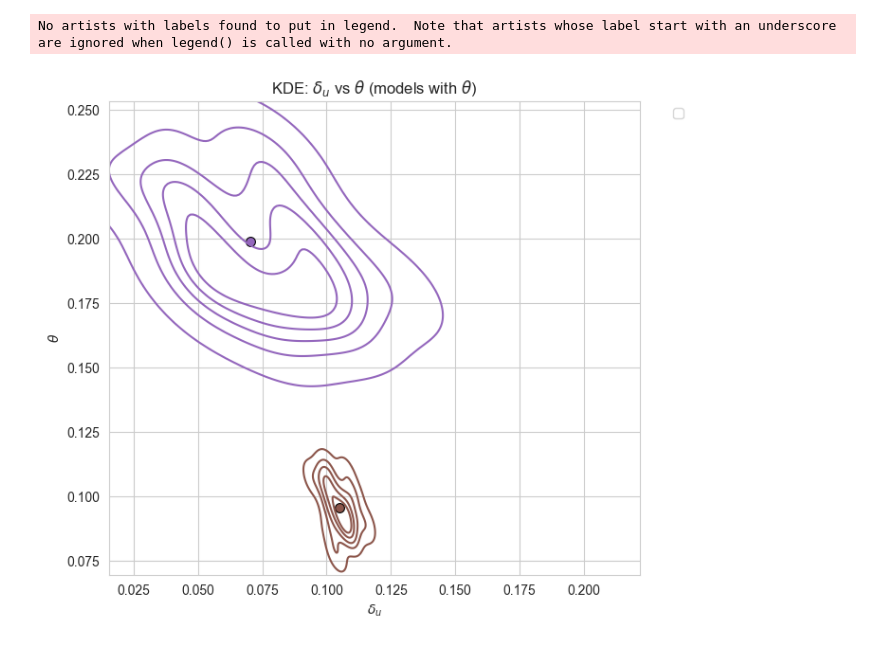
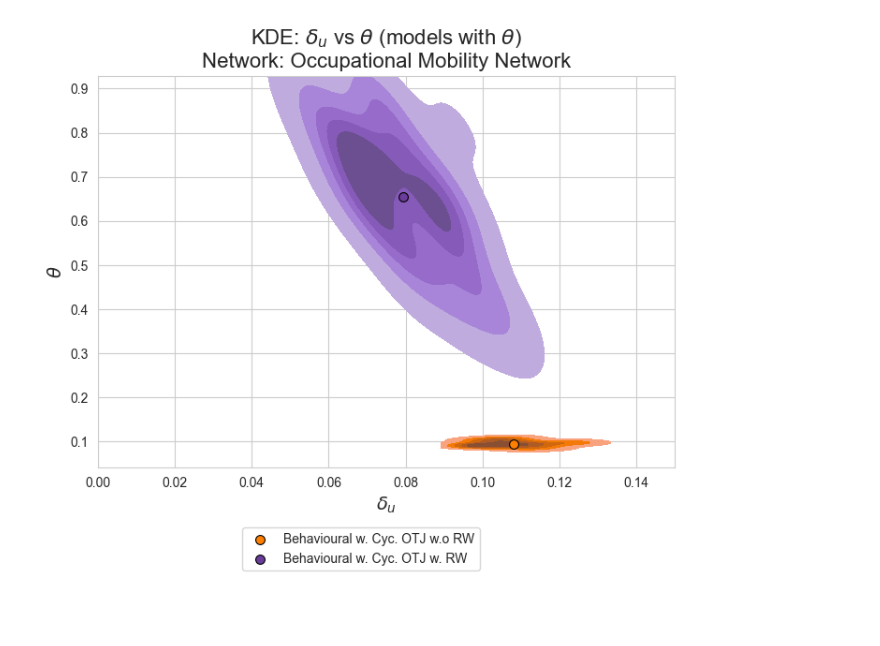
Before and after one commit to ebbam/transition_abm, a Jupyter notebook: calibration_remote/calibration_summary.ipynb, the cells around one changed output. Drawn from its saved outputs; the diff is of its cells as text; code cells hidden in the pictures; blank space fills up the shorter version.

Commit message:
calibration summary improved plot readability

```diff
--- a/calibration_remote/calibration_summary.ipynb
+++ b/calibration_remote/calibration_summary.ipynb
@@ -48,6 +56,8 @@ def load_model_distribution(db_path):
     history = pyabc.History("sqlite:///" + f"output/{which_params}/{name}.db")
     print(f"output/{which_params}/{name}.db")
     df, w = history.get_distribution(t=history.max_t)
+    if len(df) == 0:
+        print(f'{name} empty')
 
     return df, w
 
@@ -111,8 +121,17 @@ for name in models:
     samples[name] = {"df": df, "w": np.asarray(w)}
 
 # palette & colors
-palette = sns.color_palette("tab10", n_colors=len(models))
-colors = dict(zip(models, palette))
+palette = sns.color_palette("Paired", 12)
+
+blues      = palette[0:2]
+greens     = palette[2:4]
+reds       = palette[4:6]
+oranges    = palette[6:8]
+purples    = palette[8:10]
+yellows    = palette[10:12]
+
+my_colors = blues + oranges + purples
+colors = dict(zip(models, my_colors))
 
 # compute global axis limits for nicer consistent plotting
 def global_limits(col, pad_frac=0.05):
@@ -132,6 +151,18 @@ du_lim = global_limits("d_u")
 gu_lim = global_limits("gamma_u")
 theta_lim = global_limits("theta")
 
+limit_buffer = 0
+du_min, du_max = global_limits("d_u")
+gu_min, gu_max = global_limits("gamma_u")
+theta_min, theta_max = global_limits("theta")
+
+du_min -= limit_buffer
+du_max += limit_buffer
+gu_min -= limit_buffer
+gu_max += limit_buffer
+theta_min -= limit_buffer
+theta_max += limit_buffer
+
 out_dir = f'output/{which_params}/combined_plots'
 os.makedirs(out_dir, exist_ok=True)
 # %% [output]
@@ -189,33 +214,33 @@ No artists with labels found to put in legend.  Note that artists whose label st
 # %%
 # ------------------- 2) Joint: d_u vs theta (only models with theta) -------------------
 fig, ax = plt.subplots(figsize=(7,6))
 any_theta = False
 for name, meta in samples.items():
     df = meta["df"]
     w = meta["w"]
     if "theta" not in df.columns:
         continue
     any_theta = True
-    plot_kde_on_ax(ax, df["d_u"], df["theta"], weights=w, label=name_map.get(name, name), color=colors[name], levels=6)
+    plot_kde_on_ax(ax, df["d_u"], df["theta"], weights=w,  color=colors[name], levels=6, fill =True)
     ax.scatter(np.average(df["d_u"].values, weights=w), np.average(df["theta"].values, weights=w),
-               color=colors[name], s=50, marker="o", edgecolor="k", linewidth=0.8)
+               color=colors[name], s=50, marker="o", edgecolor="k", linewidth=0.8, label=name_map.get(name, name))
 
 if any_theta:
-    ax.set_xlabel(r"$\delta_u$")
-    ax.set_ylabel(r"$\theta$")
+    ax.set_xlabel(r"$\delta_u$", fontsize = 14)
+    ax.set_ylabel(r"$\theta$", fontsize = 14)
     if du_lim: ax.set_xlim(du_lim)
     if theta_lim: ax.set_ylim(theta_lim)
-    ax.set_title(r"KDE: $\delta_u$ vs $\theta$ (models with $\theta$)")
-    ax.legend(bbox_to_anchor=(1.05,1), loc="upper left")
-    plt.tight_layout()
+    ax.set_title(f"KDE: $\delta_u$ vs $\\theta$ (models with $\\theta$)\nNetwork: {nw_label}", fontsize = 16)
+    #ax.legend(bbox_to_anchor=(0.5,-1), loc="lower center")
+    fig.legend(loc="lower center", ncol = 1)
+    plt.tight_layout(rect=[0, 0.08, 1, 1])  # leave space at bottom for legend
     plt.savefig(os.path.join(out_dir, "all_models_du_vs_theta.png"), dpi=300)
     plt.show()
     plt.close(fig)
 else:
     print("No models had theta -> skipping d_u vs theta plot.")
 # %% [output]
-No artists with labels found to put in legend.  Note that artists whose label start with an underscore are ignored when legend() is called with no argument.
-[figure, old version]
+[figure, new version]
 # %%
 
 # ------------------- 3) Joint: gamma_u vs theta (only models with theta) -------------------
```
Also changed, not shown: parts of 14 cells of this notebook, 4 other files.
